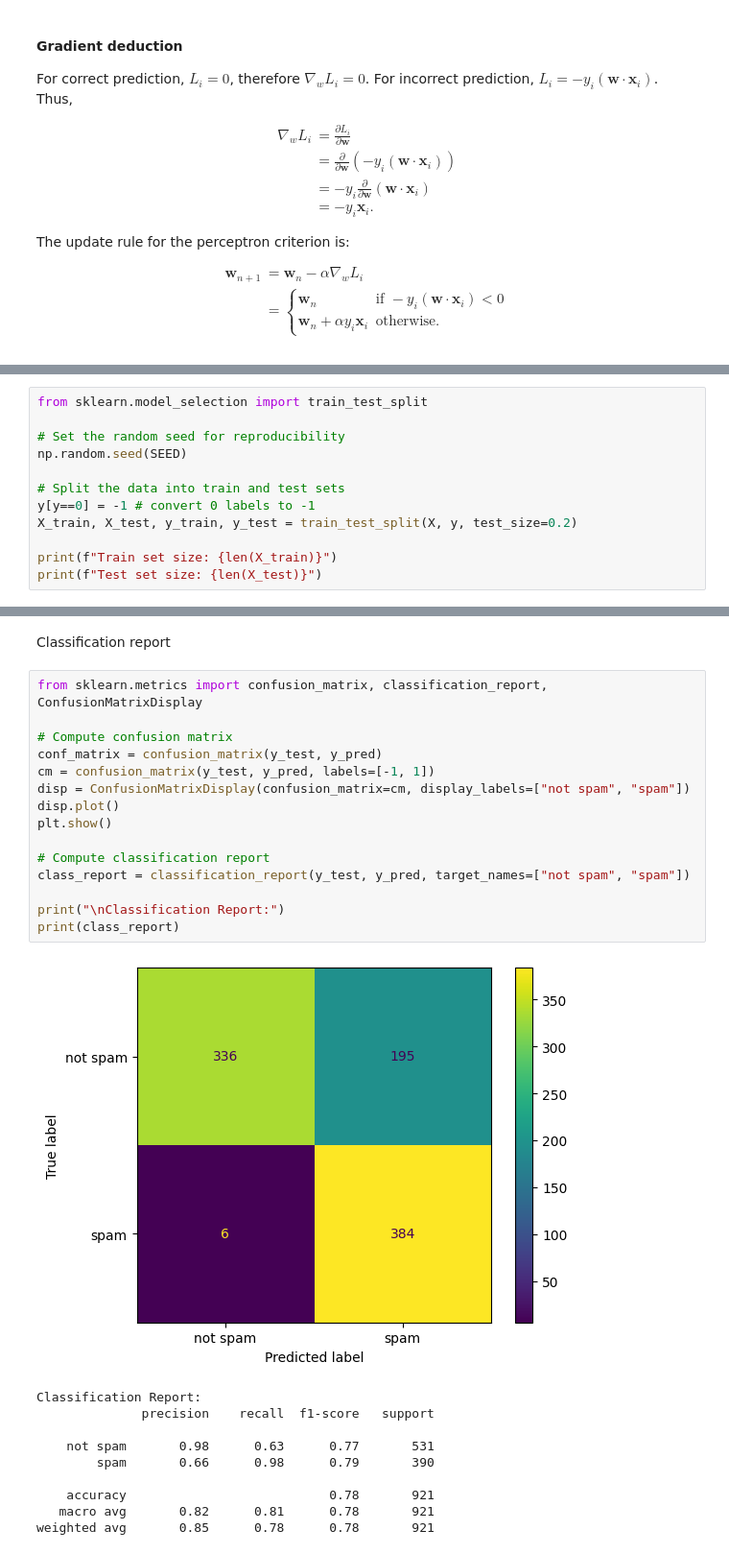
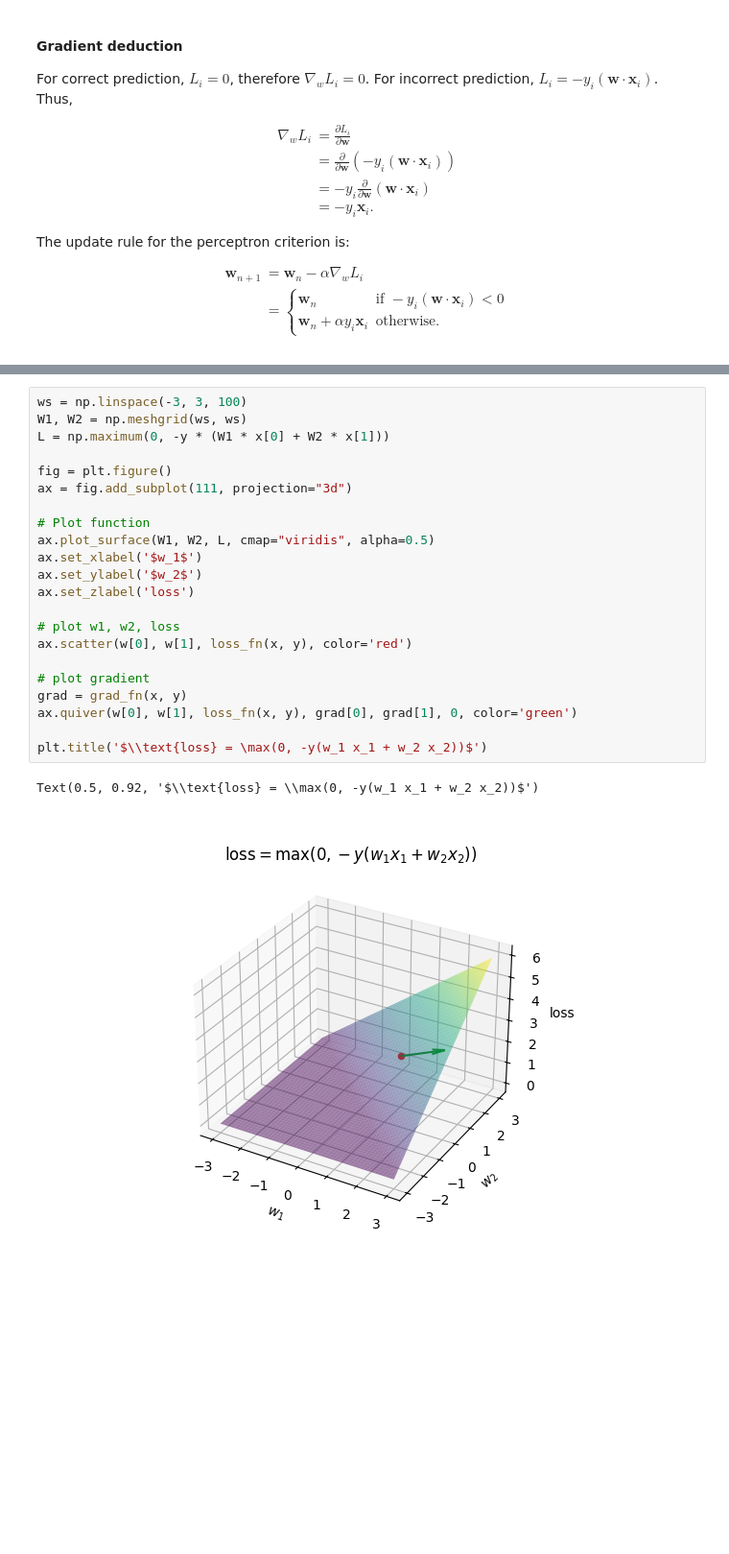
Before and after one commit to thiagopx/ann, a Jupyter notebook: notebooks/2_intro-gradient-descent.ipynb, the cells around one changed output, grey strips where cells are left out. Shown at 96% size. Drawn from its saved outputs; the diff is of its cells as text; blank space fills up the shorter version.

```diff
--- a/notebooks/2_intro-gradient-descent.ipynb
+++ b/notebooks/2_intro-gradient-descent.ipynb
@@ -572,12 +233,0 @@ Splitting the dataset into training, validation and test sets.
-# %%
-from sklearn.model_selection import train_test_split
-
-# Set the random seed for reproducibility
-np.random.seed(SEED)
-
-# Split the data into train and test sets
-y[y==0] = -1 # convert 0 labels to -1
-X_train, X_test, y_train, y_test = train_test_split(X, y, test_size=0.2)
-
-print(f"Train set size: {len(X_train)}")
-print(f"Test set size: {len(X_test)}")
@@ -645,28 +234,25 @@ y_pred = model.predict(X_test)
-# %% [markdown]
-Classification report
-# %%
-from sklearn.metrics import confusion_matrix, classification_report, ConfusionMatrixDisplay
-
-# Compute confusion matrix
-conf_matrix = confusion_matrix(y_test, y_pred)
-cm = confusion_matrix(y_test, y_pred, labels=[-1, 1])
-disp = ConfusionMatrixDisplay(confusion_matrix=cm, display_labels=["not spam", "spam"])
-disp.plot()
-plt.show()
-
-# Compute classification report
-class_report = classification_report(y_test, y_pred, target_names=["not spam", "spam"])
-
-print("\nClassification Report:")
-print(class_report)
-# %% [output]
-[figure, removed]
-Classification Report:
-              precision    recall  f1-score   support
-
-    not spam       0.98      0.63      0.77       531
-        spam       0.66      0.98      0.79       390
-
-    accuracy                           0.78       921
-   macro avg       0.82      0.81      0.78       921
-weighted avg       0.85      0.78      0.78       921
+# %%
+ws = np.linspace(-3, 3, 100)
+W1, W2 = np.meshgrid(ws, ws)
+L = np.maximum(0, -y * (W1 * x[0] + W2 * x[1]))
+
+fig = plt.figure()
+ax = fig.add_subplot(111, projection="3d")
+
+# Plot function
+ax.plot_surface(W1, W2, L, cmap="viridis", alpha=0.5)
+ax.set_xlabel('$w_1$')
+ax.set_ylabel('$w_2$')
+ax.set_zlabel('loss')
+
+# plot w1, w2, loss
+ax.scatter(w[0], w[1], loss_fn(x, y), color='red')
+
+# plot gradient
+grad = grad_fn(x, y)
+ax.quiver(w[0], w[1], loss_fn(x, y), grad[0], grad[1], 0, color='green')
+
+plt.title('$\\text{loss} = \max(0, -y(w_1 x_1 + w_2 x_2))$')
+# %% [output]
+Text(0.5, 0.92, '$\\text{loss} = \\max(0, -y(w_1 x_1 + w_2 x_2))$')
+[figure, added]
```
Also changed, not shown: parts of 31 cells of this notebook, 1 other file.
